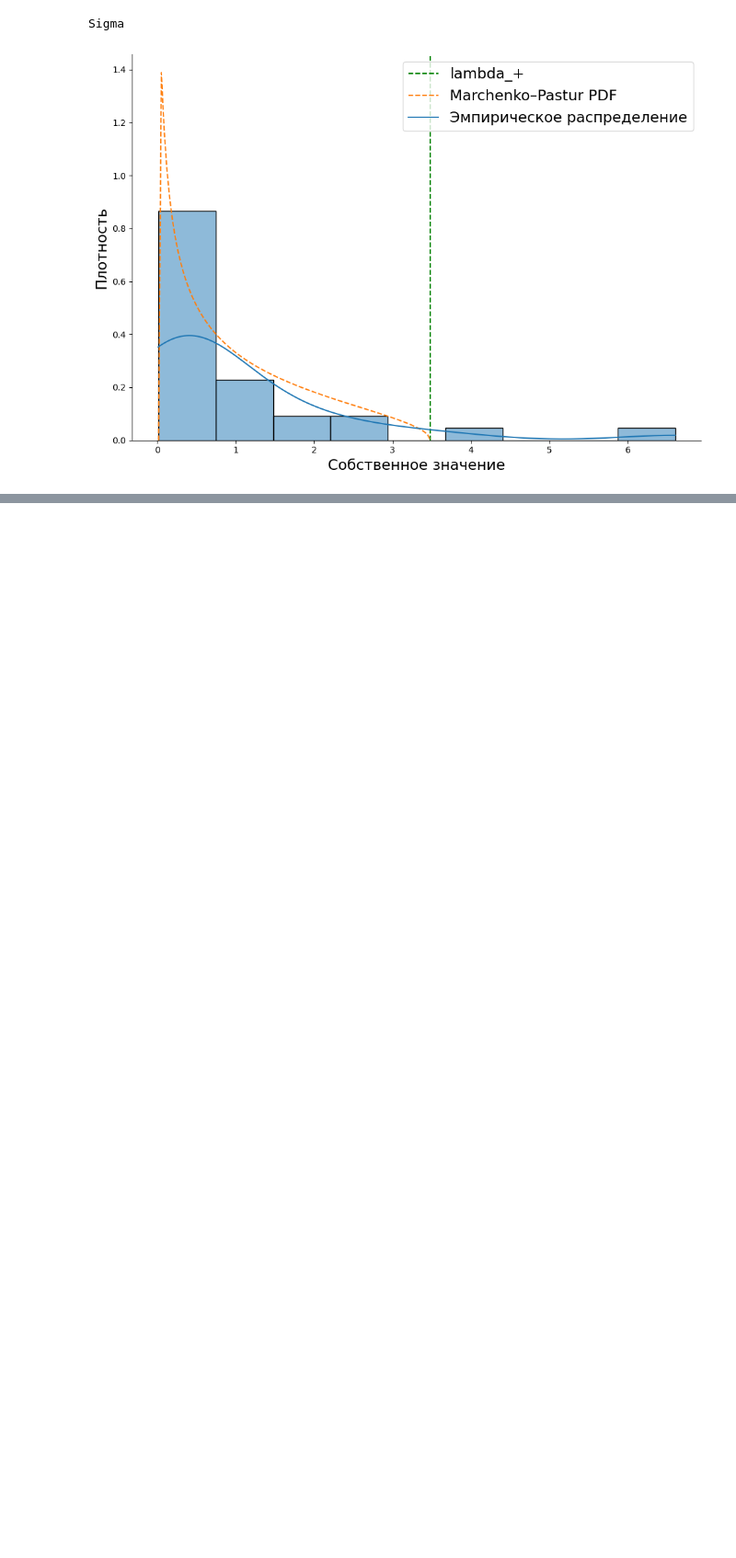
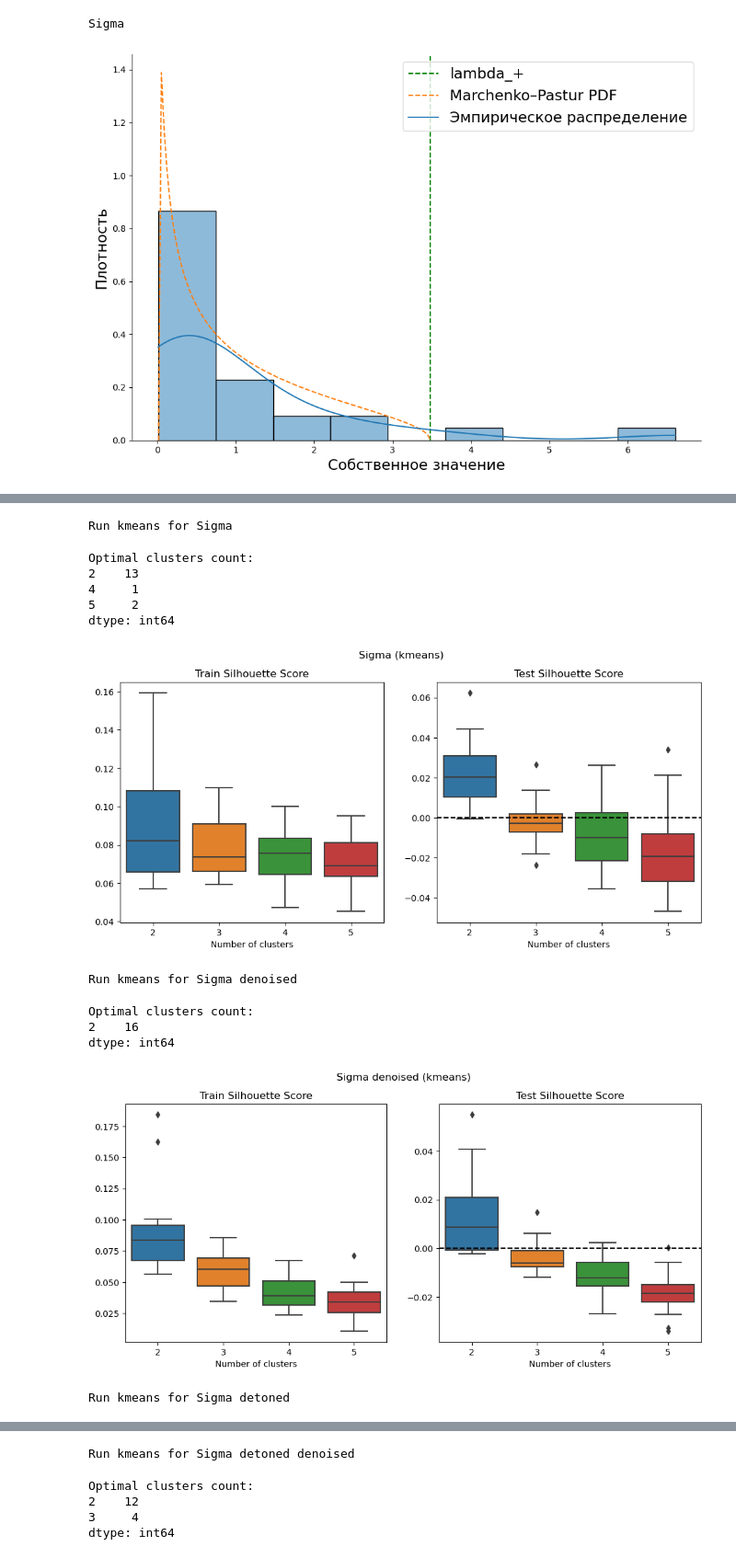
Before and after one commit to Maksim787/neurotrader, a Jupyter notebook: research/correlations.ipynb, the cells around one changed output, grey strips where cells are left out. Shown at 92% size. Cells and saved outputs as stored; diff of their text form; code cells hidden in the pictures; blank space fills up the shorter version.

Commit message:
Add correlation matrix clustering

```diff
--- a/research/correlations.ipynb
+++ b/research/correlations.ipynb
@@ -315,5 +307,7 @@ Remaining number of eigenvalues in detoned and denoised matrix:
 dtype: int64
 # %%
-correlations_train = get_correlation_matrices(observations_train, N_REMAINING_COMPONENTS, N_REMAINING_COMPONENTS)
+correlations_train = get_correlation_matrices(observations_train, True, N_REMAINING_COMPONENTS, N_REMAINING_COMPONENTS)
 assert np.all((np.array(correlations_train.n_remaining_components_denoised) == N_REMAINING_COMPONENTS) & (np.array(correlations_train.n_remaining_components_detoned_denoised) == N_REMAINING_COMPONENTS))
 assert N_REMAINING_COMPONENTS == 2
+# %%
+correlations_train_test = get_correlation_matrices(observations_train, is_train=False)
@@ -319,0 +318,71 @@ assert N_REMAINING_COMPONENTS == 2
+# %%
+from clustering import find_optimal_clusters_number, plot_correlation_matrix_clusters
+from tqdm.notebook import tqdm
+
+
+def plot_silhouette_scores(n_clusters_list: list[int], silhouette_scores: list[list[int]]):
+    sns.boxplot(np.array(silhouette_scores))
+    plt.xticks(range(len(n_clusters_list)), n_clusters_list)
+
+
+def run_models_for_sigmas(Sigmas_train: list[pd.DataFrame], Sigmas_test: list[pd.DataFrame], model: str, name: str):
+    print(f'Run {model} for {name}')
+    assert model in ['kmeans', 'spectral']
+    n_clusters_list = list(range(2, 6))
+    train_scores = []
+    test_scores = []
+    n_optimal_clusters = []
+    for Sigma_train, Sigma_test in tqdm(list(zip(Sigmas_train, Sigmas_test))):
+        result = find_optimal_clusters_number(Sigma_train, Sigma_test, n_clusters_list=n_clusters_list, model=model)
+        train_scores.append(result.silhouette_train_scores)
+        test_scores.append(result.silhouette_test_scores)
+        n_optimal_clusters.append(result.best_n_clusters)
+    print('Optimal clusters count:')
+    print(pd.value_counts(n_optimal_clusters).sort_index())
+
+    # Plot silhouette scores
+    fig, (ax1, ax2) = plt.subplots(1, 2, figsize=(12, 5))
+    plt.suptitle(f'{name} ({model})')
+    plt.subplot(1, 2, 1)
+    plot_silhouette_scores(n_clusters_list, train_scores)
+    plt.title('Train Silhouette Score')
+    plt.xlabel('Number of clusters')
+    plt.subplot(1, 2, 2)
+    plot_silhouette_scores(n_clusters_list, test_scores)
+    plt.axhline(0.0, color='black', linestyle='dashed')
+    plt.title('Test Silhouette Score')
+    plt.xlabel('Number of clusters')
+    plt.show()
+
+    # Plot clusters on train and test
+    # plt.subplots(1, 2, figsize=(12, 5))
+    # plt.subplot(1, 2, 1)
+    # plot_correlation_matrix_clusters(Sigma_train, results.best_clusters_labels, print_clusters=True)
+    # plt.title('Clusters on train data')
+    # plt.subplot(1, 2, 2)
+    # plot_correlation_matrix_clusters(Sigma_test, results.best_clusters_labels)
+    # plt.title('Clusters on test data')
+    # plt.show()
+
+
+N_STEP = 60
+
+for MODEL in ['kmeans', 'spectral']:
+    run_models_for_sigmas(correlations_train.Sigmas[::N_STEP], correlations_train_test.Sigmas[::N_STEP], model=MODEL, name='Sigma')
+    run_models_for_sigmas(correlations_train.Sigmas_denoised[::N_STEP], correlations_train_test.Sigmas_denoised[::N_STEP], model=MODEL, name='Sigma denoised')
+    run_models_for_sigmas(correlations_train.Sigmas_detoned[::N_STEP], correlations_train_test.Sigmas_detoned[::N_STEP], model=MODEL, name='Sigma detoned')
+    run_models_for_sigmas(correlations_train.Sigmas_detoned_denoised[::N_STEP], correlations_train_test.Sigmas_detoned_denoised[::N_STEP], model=MODEL, name='Sigma detoned denoised')
+# %% [output]
+Run kmeans for Sigma
+Optimal clusters count:
+2    13
+4     1
+5     2
+dtype: int64
+[figure, added]
+Run kmeans for Sigma denoised
+Optimal clusters count:
+2    16
+dtype: int64
+[figure, added]
+Run kmeans for Sigma detoned
@@ -319,0 +396,5 @@ assert N_REMAINING_COMPONENTS == 2
+Run kmeans for Sigma detoned denoised
+Optimal clusters count:
+2    12
+3     4
+dtype: int64
```
Also changed, not shown: parts of 13 cells of this notebook, 5 other files.
